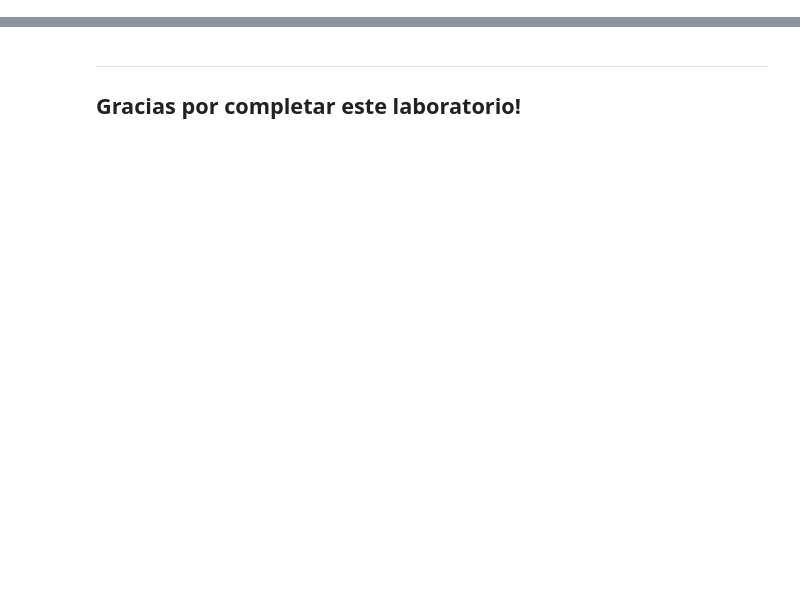
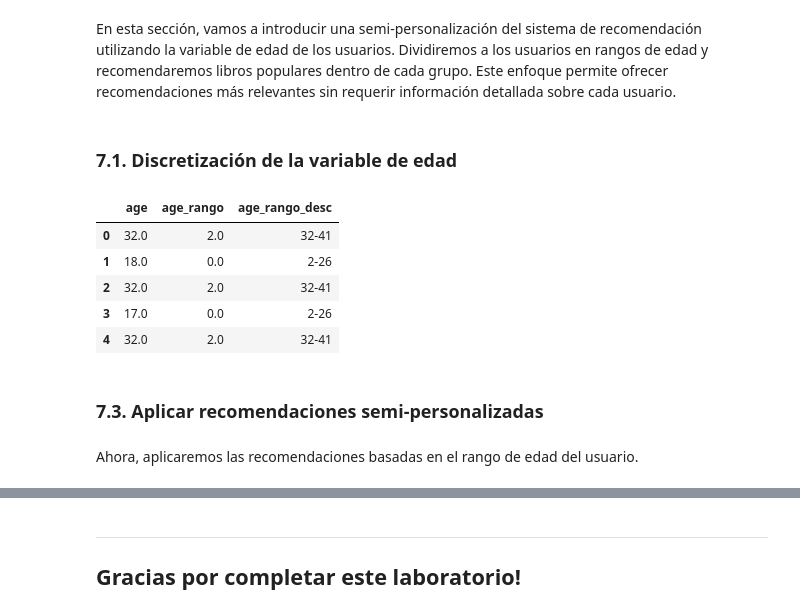
Before and after one commit to JCaballerot/Recommender-Systems, a Jupyter notebook: Most_Popular_Item_Recommender/Book_Crossing_MPIR.ipynb, the cells around one changed output, grey strips where cells are left out. Drawn from its saved outputs; the diff is of its cells as text; code cells hidden in the pictures; blank space fills up the shorter version.

```diff
--- a/Most_Popular_Item_Recommender/Book_Crossing_MPIR.ipynb
+++ b/Most_Popular_Item_Recommender/Book_Crossing_MPIR.ipynb
@@ -282,0 +247,9 @@ Veamos la calidad de la recomendación
+# %%
+# Filtrar para quedarse solo con usuarios que han visto al menos 5 libros
+books_per_user_filtered = books_per_user[books_per_user['books_count'] >= 5]
+
+# Calcular el percentil 95 de la distribución de libros vistos
+percentil_95 = books_per_user_filtered['books_count'].quantile(0.95)
+
+# Filtrar para quedarse solo con usuarios que han visto hasta el percentil 95
+final_filtered_users = books_per_user_filtered[books_per_user_filtered['books_count'] <= percentil_95]
@@ -282,0 +268,5 @@ Veamos la calidad de la recomendación
+# %%
+# División de los datos en conjuntos de entrenamiento y prueba
+from sklearn.model_selection import train_test_split
+
+train_user_ids, test_user_ids = train_test_split(final_filtered_users['user_id'].unique(), train_size=0.7, random_state=123)
@@ -282,0 +470,4 @@ Veamos la calidad de la recomendación
+# %% [markdown]
+En esta sección, vamos a introducir una semi-personalización del sistema de recomendación utilizando la variable de edad de los usuarios. Dividiremos a los usuarios en rangos de edad y recomendaremos libros populares dentro de cada grupo. Este enfoque permite ofrecer recomendaciones más relevantes sin requerir información detallada sobre cada usuario.
+# %% [markdown]
+### 7.1. Discretización de la variable de edad
@@ -282,0 +476,36 @@ Veamos la calidad de la recomendación
+# %%
+# Imputar valores NaN en 'age' con la mediana (o podrías usar la media, según lo prefieras)
+users['age'].fillna(users['age'].median(), inplace=True)
+
+# Vamos a agrupar las edades en cinco rangos utilizando KBinsDiscretizer.
+
+from sklearn.preprocessing import KBinsDiscretizer
+
+discretizer = KBinsDiscretizer(n_bins=5, encode='ordinal', strategy="quantile")
+discretizer = discretizer.fit(np.array(users[users.user_id.isin(train_user_ids)]['age']).reshape(-1, 1))
+# %%
+# Aplicar la transformación a todo el conjunto de datos
+users['age_rango'] = discretizer.transform(np.array(users['age']).reshape(-1, 1))
+users.head()
+# %%
+# Asumiendo que discretizer ya ha sido ajustado y aplicado
+import numpy as np
+
+# Definir los límites de los bins (rangos de edad) basados en los cortes realizados por el discretizer
+bin_edges = discretizer.bin_edges_[0]
+
+# Crear las etiquetas de los rangos
+age_labels = [f"{int(bin_edges[i])}-{int(bin_edges[i+1])-1}" for i in range(len(bin_edges)-1)]
+
+# Asignar los valores discretizados a sus correspondientes etiquetas
+users['age_rango_desc'] = pd.cut(users['age'], bins=bin_edges, labels=age_labels, include_lowest=True, right=False)
+
+# Verificar la transformación
+users[['age', 'age_rango', 'age_rango_desc']].head()
+# %% [output]
+|  | age | age_rango | age_rango_desc |
+| 0 | 32.0 | 2.0 | 32-41 |
+| 1 | 18.0 | 0.0 | 2-26 |
+| 2 | 32.0 | 2.0 | 32-41 |
+| 3 | 17.0 | 0.0 | 2-26 |
+| 4 | 32.0 | 2.0 | 32-41 |
@@ -282,0 +526,4 @@ Veamos la calidad de la recomendación
+# %% [markdown]
+### 7.3. Aplicar recomendaciones semi-personalizadas
+# %% [markdown]
+Ahora, aplicaremos las recomendaciones basadas en el rango de edad del usuario.
```
Also changed, not shown: parts of 169 cells of this notebook.
